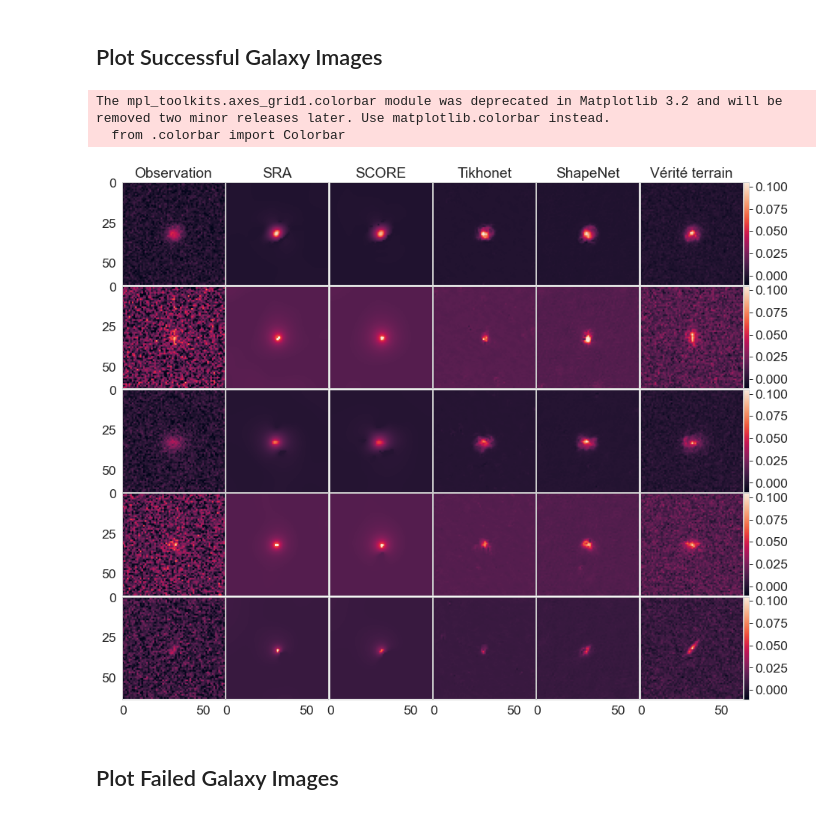
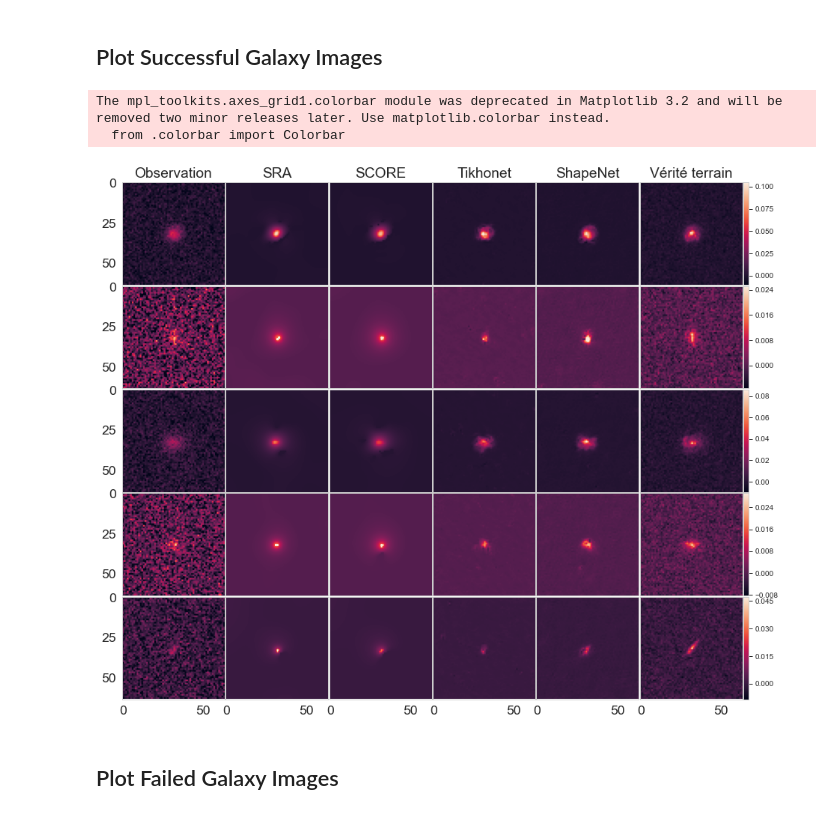
Before and after one commit to CosmoStat/ShapeDeconv, a Jupyter notebook: results/CFHT2HST/make_images.ipynb, the cells around one changed output. Cells and saved outputs as stored; diff of their text form; code cells hidden in the pictures.

```diff
--- a/results/CFHT2HST/make_images.ipynb
+++ b/results/CFHT2HST/make_images.ipynb
@@ -42,35 +42,37 @@ list_min = []
 list_max = []
 
 for im in batch['unflagged']['targets']:
     list_min += [np.min(im)]
     list_max += [np.max(im)]
 
 list_min = np.repeat(np.array(list_min),6).T
 list_max = np.repeat(np.array(list_max),6).T
 
 fig = plt.figure(figsize=(15, 15))
 grid = ImageGrid(fig, 111,  # similar to subplot(111)
                  nrows_ncols=(5, 6),  # creates 2x2 grid of axes
 #                  axes_pad=0.1,  # pad between axes in inch.
 #                  cbar_location="right",
                  cbar_mode="edge",
                  )
 i=0
 for ax, cax, im in zip(grid, grid.cbar_axes, list_im):
     # Iterating over the grid returns the Axes.
     imx = ax.imshow(im,vmin=list_min[i],vmax=list_max[i])
-    cb = cax.colorbar(imx)
+    cax.tick_params(labelsize=10)
+    if i % 6:
+        grid.cbar_axes[i//6].colorbar(imx)
     i+=1
 
 labels = ['Observation', 'SRA', 'SCORE', 'Tikhonet', 'ShapeNet', 'Vérité terrain']
 for ax, label in zip(grid,labels):
     ax.set_title(label)
 
 plt.savefig('cfht2hst_images_unflagged.pdf', bbox_inches='tight')
 # %% [output]
 The mpl_toolkits.axes_grid1.colorbar module was deprecated in Matplotlib 3.2 and will be removed two minor releases later. Use matplotlib.colorbar instead.
   from .colorbar import Colorbar
-[figure, old version]
+[figure, new version]
 # %% [markdown]
 ## Plot Failed Galaxy Images
 # %%
```
Also changed, not shown: parts of 1 cell of this notebook, 2 other files.
